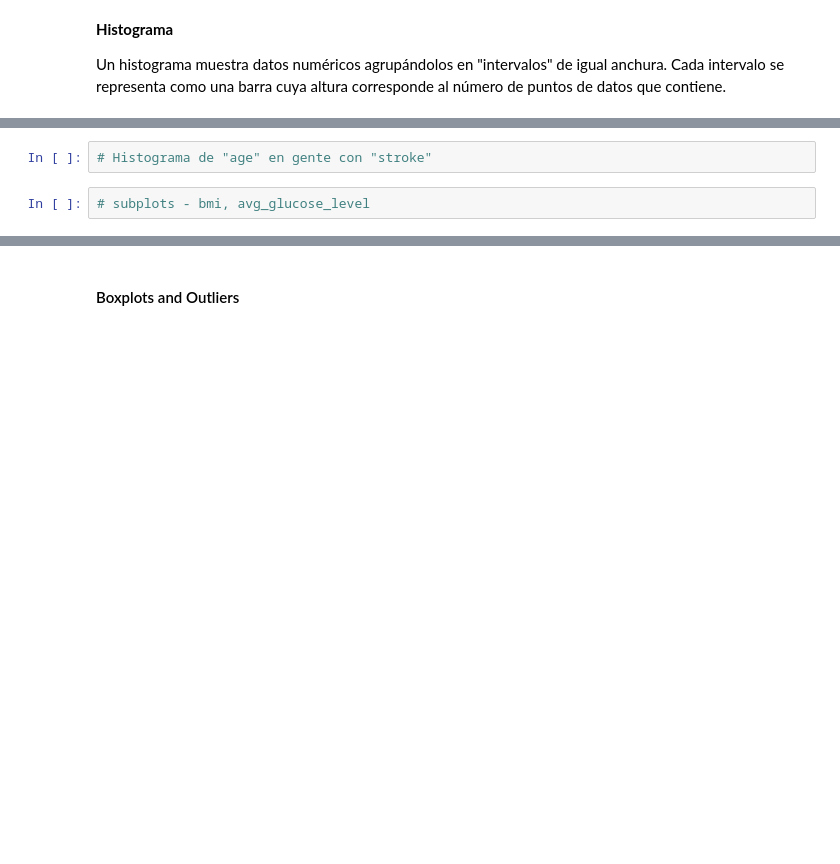
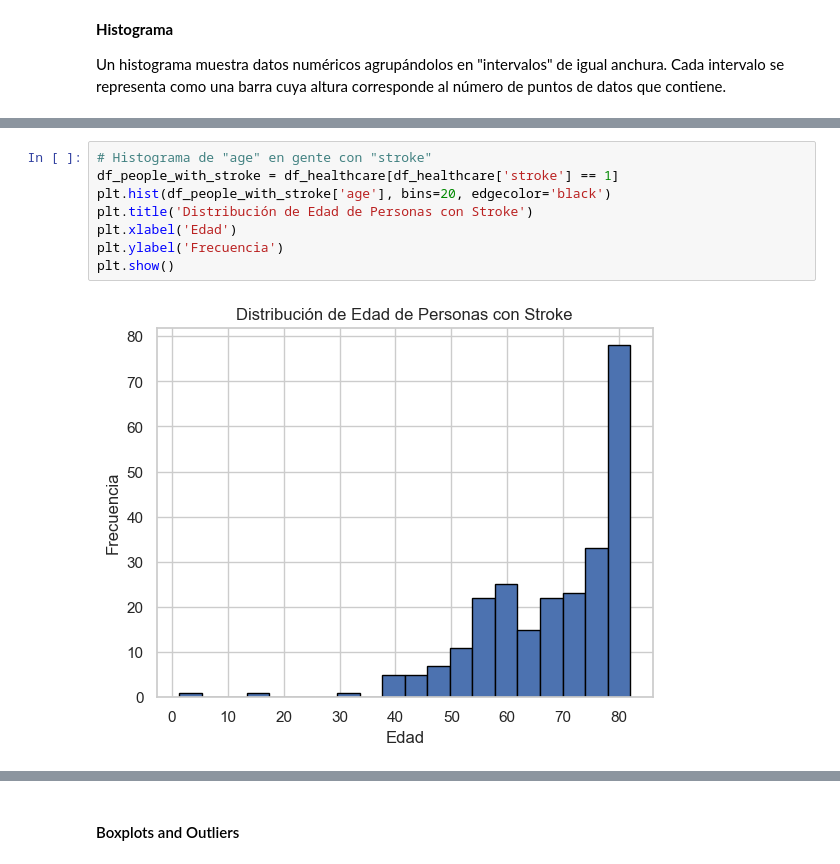
Before and after one commit to lnastri25/IA_UCEMA, a Jupyter notebook: trabajos_practicos/tp1_healthcare/TP1_Análsis_Exploratorio_de_Datos.ipynb, the cells around one changed output, grey strips where cells are left out. Saved outputs shown, nothing was run; the diff lists cells and outputs as text; blank space fills up the shorter version.

```diff
--- a/trabajos_practicos/tp1_healthcare/TP1_Análsis_Exploratorio_de_Datos.ipynb
+++ b/trabajos_practicos/tp1_healthcare/TP1_Análsis_Exploratorio_de_Datos.ipynb
@@ -115,4 +318,10 @@ Un histograma muestra datos numéricos agrupándolos en "intervalos" de igual an
 # %%
 # Histograma de "age" en gente con "stroke"
+df_people_with_stroke = df_healthcare[df_healthcare['stroke'] == 1]
+plt.hist(df_people_with_stroke['age'], bins=20, edgecolor='black')
+plt.title('Distribución de Edad de Personas con Stroke')
+plt.xlabel('Edad')
+plt.ylabel('Frecuencia')
+plt.show()
+# %% [output]
+[figure, added]
-# %%
-# subplots - bmi, avg_glucose_level
```
Also changed, not shown: parts of 46 cells of this notebook, 1 other file.
